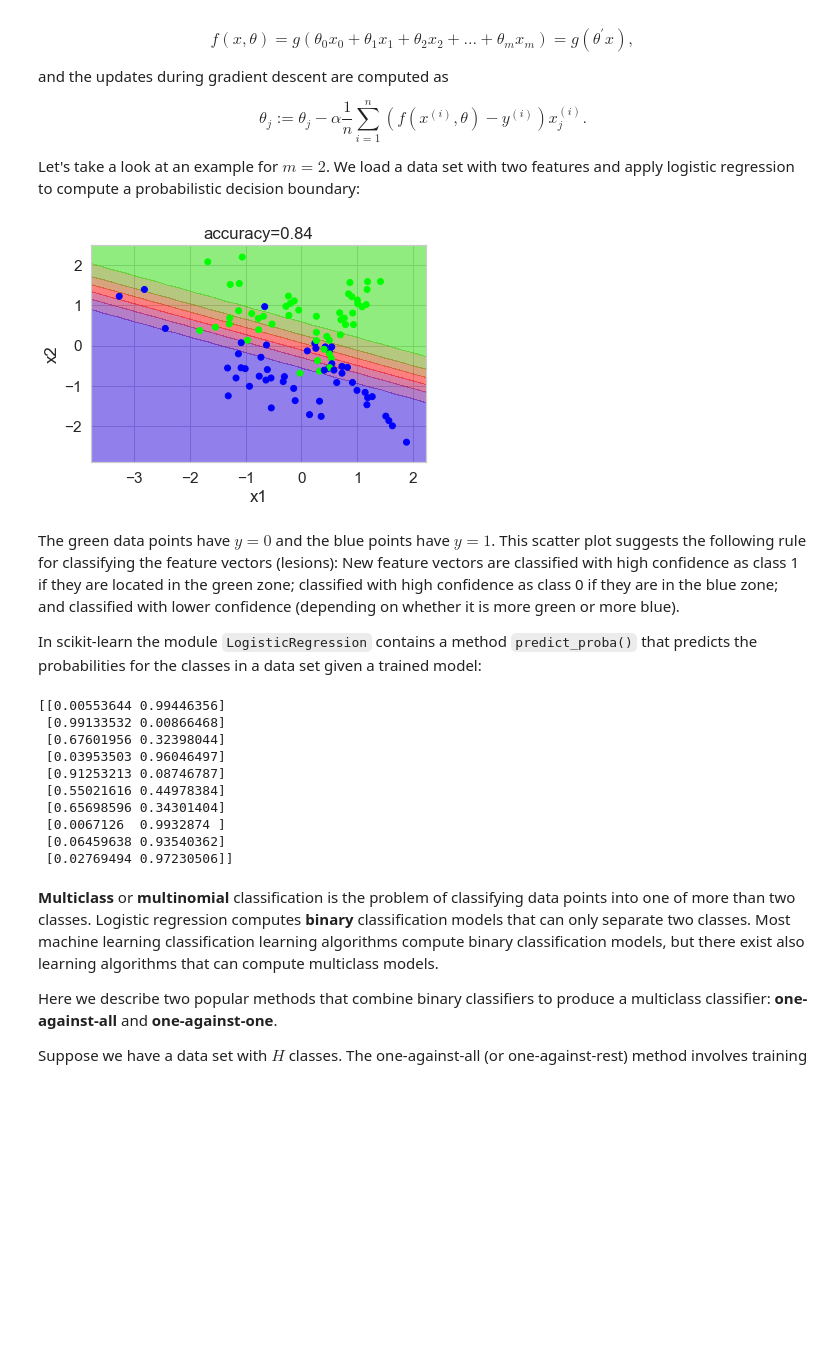
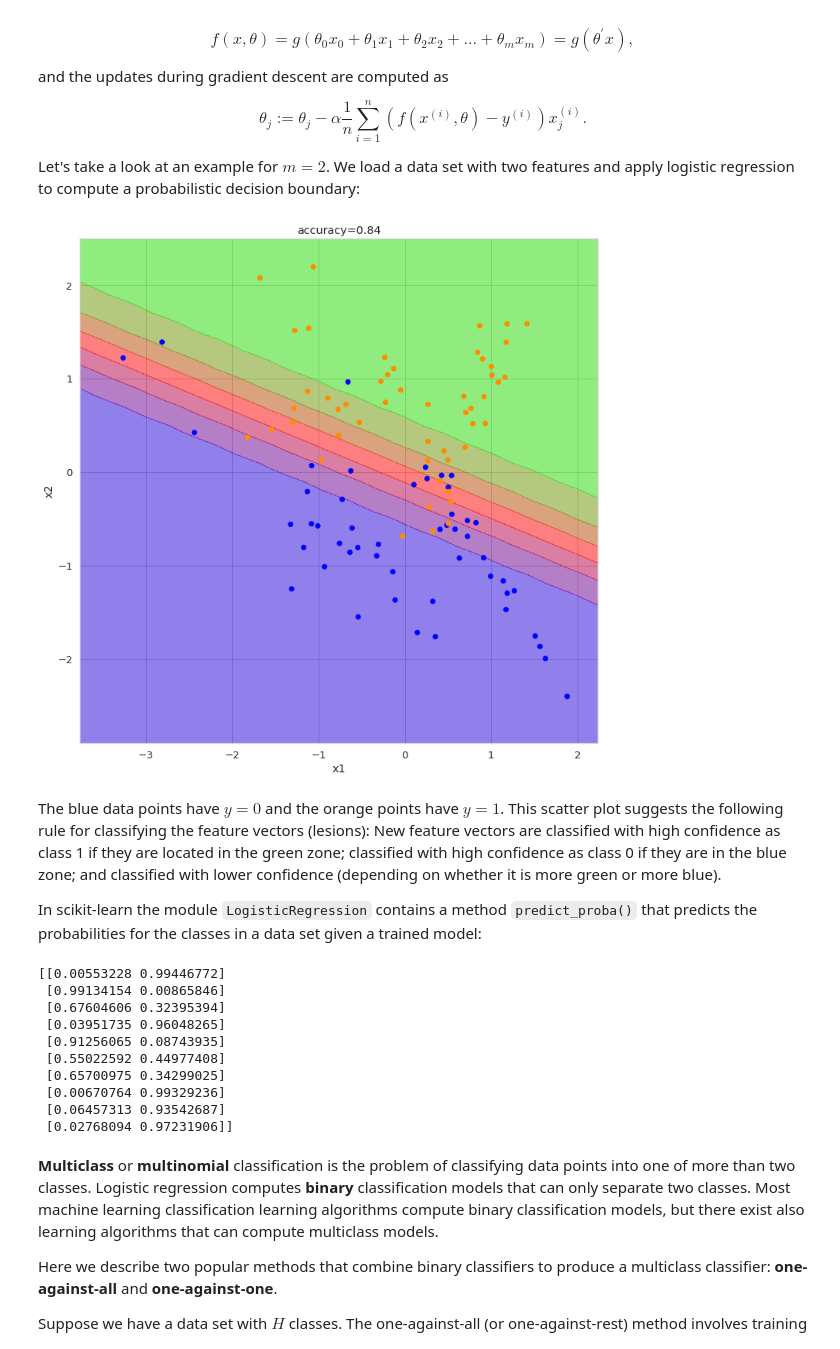
Before and after one commit to mtthsmoore/PRACTUNFINISHED_class_K-means, a Jupyter notebook: notebooks/3_logistic_regression/3_Logistic_regression.ipynb, the cells around one changed output. Drawn from its saved outputs; the diff is of its cells as text; code cells hidden in the pictures; blank space fills up the shorter version.

```diff
--- a/notebooks/3_logistic_regression/3_Logistic_regression.ipynb
+++ b/notebooks/3_logistic_regression/3_Logistic_regression.ipynb
@@ -1,2 +11,39 @@
+# %%
+###util methods
+from matplotlib.colors import ListedColormap
+def plot_decision_boundary(clf,X,y):
+  cols = X.columns.values
+  X = X.values
+  y = y.values
+  cm = plt.cm.brg
+  cm_bright = ListedColormap([ '#0000FF','#FF8C00'])
+  x_min, x_max = X[:, 0].min() - .5, X[:, 0].max() + .5
+  y_min, y_max = X[:, 1].min() - .5, X[:, 1].max() + .5
+  xx, yy = np.meshgrid(np.arange(x_min, x_max, 0.2),np.arange(y_min, y_max, 0.2))
+  Z = clf.predict_proba(np.c_[xx.ravel(), yy.ravel()])[:, 1]
+  Z = Z.reshape(xx.shape)
+  plt.figure(figsize=(12,12))
+  plt.contourf(xx, yy, Z, cmap=cm, alpha=.5)
+  plt.scatter(X[:, 0], X[:, 1], c=y, cmap=cm_bright)
+  plt.title("accuracy=%.2f"%(clf.score(X,y)))
+  plt.xlabel(cols[0])
+  plt.ylabel(cols[1])
+def plot_lr_cost():
+	a = np.arange(-6, 6, .001)
+	plt.figure(figsize=(8,4))
+	plt.plot(a,-1*np.log(1/(1+(np.exp(-1*a)))),linewidth=3.0,label="y=1",color="#FF8C00")
+	plt.plot(a,-1*np.log(1-(1/(1+(np.exp(-1*a))))),linewidth=3.0,label="y=0",color="#0000FF")
+	plt.xlabel(r"$f(x,\theta)$", fontsize=22)
+	plt.ylabel(r"$cost(f(x,\theta))$", fontsize=20)
+	plt.legend(bbox_to_anchor=(1.05, 1), loc=2, borderaxespad=0.)
+def plot_logistic(theta):
+	f = lambda x, theta: 1. / (1. + np.exp(-x.dot(theta)))
+	#create a dataset with m=2
+	x = np.c_[np.ones(100), np.linspace(-10,20,100)] #x0 is set 1
+	#compute f(x,theta)
+	y = f(x, theta)
+	plt.xlabel(r"$\theta^{\prime} x$", fontsize=20)
+	plt.ylabel(r"$lr(x,\theta)$", fontsize=20)
+	plt.plot(x.dot(theta), y)
 # %% [markdown]
 # 3. Logistic regression
@@ -123,22 +167,21 @@ $$\theta_j:=\theta_j-\alpha\frac{1}{n}\sum\limits_{i=1}^n(f(x^{(i)},\theta)-y^{(
 
 Let's take a look at an example for $m=2$. We load a data set with two features and apply logistic regression to compute a probabilistic decision boundary:
 # %%
-dataset2D = pd.read_csv("dataset2D.csv")
+dataset2D = pd.read_csv("https://raw.githubusercontent.com/sdgroeve/Machine_Learning_course_UGent_D012554/master/notebooks/3_logistic_regression/dataset2D.csv")
 
 X = dataset2D.copy()
 y = X.pop('y')
 
 model = LogisticRegression(C=100000)
 model.fit(X,y)
 score = model.score(X, y)
 
-plt.title("accuracy = %.2f" % score)
-compomics_import.plot_decision_boundary(model,X,y)
+plot_decision_boundary(model,X,y)
 plt.show()
 # %% [output]
-[figure, old version]
+[figure, new version]
 # %% [markdown]
-The green data points have $y=0$ and the blue points have $y=1$. This scatter plot suggests the following rule for classifying the feature vectors (lesions):
+The blue data points have $y=0$ and the orange points have $y=1$. This scatter plot suggests the following rule for classifying the feature vectors (lesions):
 New feature vectors are classified with high confidence as class 1 if they are located in the green zone; classified with high confidence as class 0 if they are in the blue zone; and classified with lower confidence (depending on whether it is more green or more blue).
 
 In scikit-learn the module `LogisticRegression` contains a method `predict_proba()` that predicts the probabilities for the classes in a data set given a trained model:
@@ -146,16 +189,16 @@ In scikit-learn the module `LogisticRegression` contains a method `predict_proba
 predictions = model.predict_proba(X)
 print(predictions[:10])
 # %% [output]
-[[0.00553644 0.99446356]
- [0.99133532 0.00866468]
- [0.67601956 0.32398044]
- [0.03953503 0.96046497]
- [0.91253213 0.08746787]
- [0.55021616 0.44978384]
- [0.65698596 0.34301404]
- [0.0067126  0.9932874 ]
- [0.06459638 0.93540362]
- [0.02769494 0.97230506]]
+[[0.00553228 0.99446772]
+ [0.99134154 0.00865846]
+ [0.67604606 0.32395394]
+ [0.03951735 0.96048265]
+ [0.91256065 0.08743935]
+ [0.55022592 0.44977408]
+ [0.65700975 0.34299025]
+ [0.00670764 0.99329236]
+ [0.06457313 0.93542687]
+ [0.02768094 0.97231906]]
 # %% [markdown]
 **Multiclass** or **multinomial** classification is the problem of classifying data points into one of more than two classes. Logistic regression computes **binary** classification models that can only separate two classes. Most machine learning classification learning algorithms compute binary classification models, but there exist also learning algorithms that can compute multiclass models.
 
```
Also changed, not shown: parts of 9 cells of this notebook.
